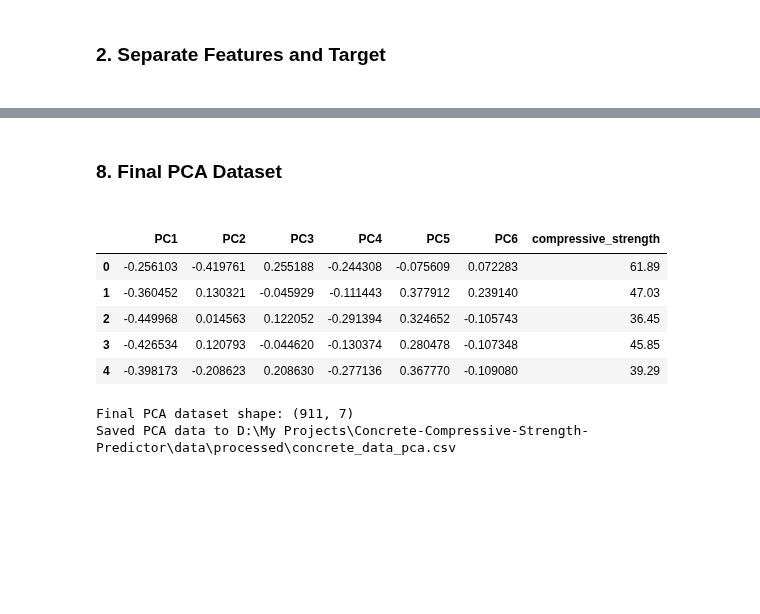
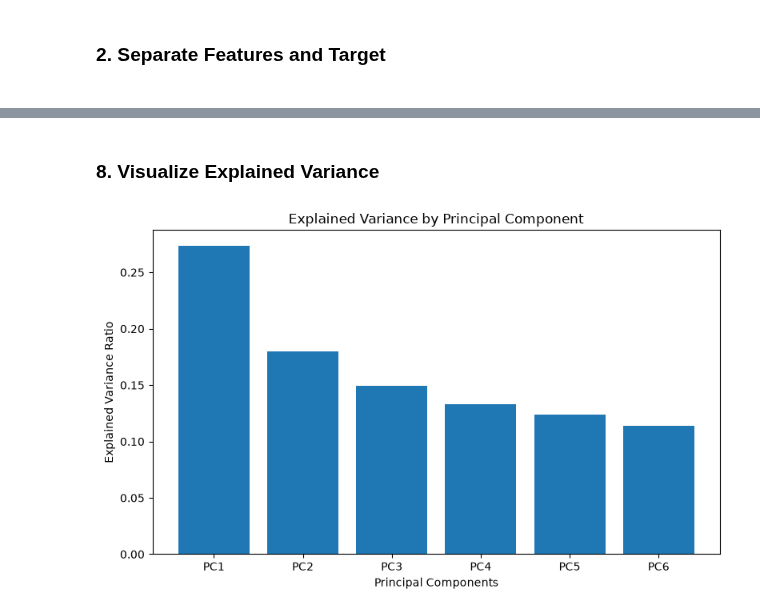
Before and after one commit to pathumzcode/Concrete-Compressive-Strength-Predictor, a Jupyter notebook: notebooks/03_feature_engineering.ipynb, the cells around one changed output, grey strips where cells are left out. Cells and saved outputs as stored; diff of their text form; code cells hidden in the pictures; blank space fills up the shorter version.

```diff
--- a/notebooks/03_feature_engineering.ipynb
+++ b/notebooks/03_feature_engineering.ipynb
@@ -295,19 +254,25 @@ Features contributing to PC6:
 # %% [markdown]
-<h3><b>8. Final PCA Dataset <b><h3>
+<h3><b>8. Visualize Explained Variance</b></h3>
 # %%
-pca_dataset = X_pca.copy()
-pca_dataset[target_column] = y.to_numpy()
+plt.figure(figsize=(8, 5))
 
-pca_dataset.to_csv(FEATURES_PATH / "concrete_data_pca.csv", index=False)
-display(pca_dataset.head())
-print("Final PCA dataset shape:", pca_dataset.shape)
-print(f"Saved PCA data to {FEATURES_PATH / 'concrete_data_pca.csv'}")
+plt.bar(
+    pca_columns,
+    pca.explained_variance_ratio_
+)
+
+plt.xlabel("Principal Components")
+plt.ylabel("Explained Variance Ratio")
+plt.title("Explained Variance by Principal Component")
+
+plt.tight_layout()
+
+plt.savefig(
+    FIGURES_PATH / "pca_explained_variance.png",
+    dpi=300
+)
+
+plt.show()
+plt.close()
 # %% [output]
-|  | PC1 | PC2 | PC3 | PC4 | PC5 | PC6 | compressive_strength |
-| 0 | -0.256103 | -0.419761 | 0.255188 | -0.244308 | -0.075609 | 0.072283 | 61.89 |
-| 1 | -0.360452 | 0.130321 | -0.045929 | -0.111443 | 0.377912 | 0.239140 | 47.03 |
-| 2 | -0.449968 | 0.014563 | 0.122052 | -0.291394 | 0.324652 | -0.105743 | 36.45 |
-| 3 | -0.426534 | 0.120793 | -0.044620 | -0.130374 | 0.280478 | -0.107348 | 45.85 |
-| 4 | -0.398173 | -0.208623 | 0.208630 | -0.277136 | 0.367770 | -0.109080 | 39.29 |
-Final PCA dataset shape: (911, 7)
-Saved PCA data to D:\My Projects\Concrete-Compressive-Strength-Predictor\data\processed\concrete_data_pca.csv
+[figure, added]
```
Also changed, not shown: parts of 18 cells of this notebook, 6 other files.
